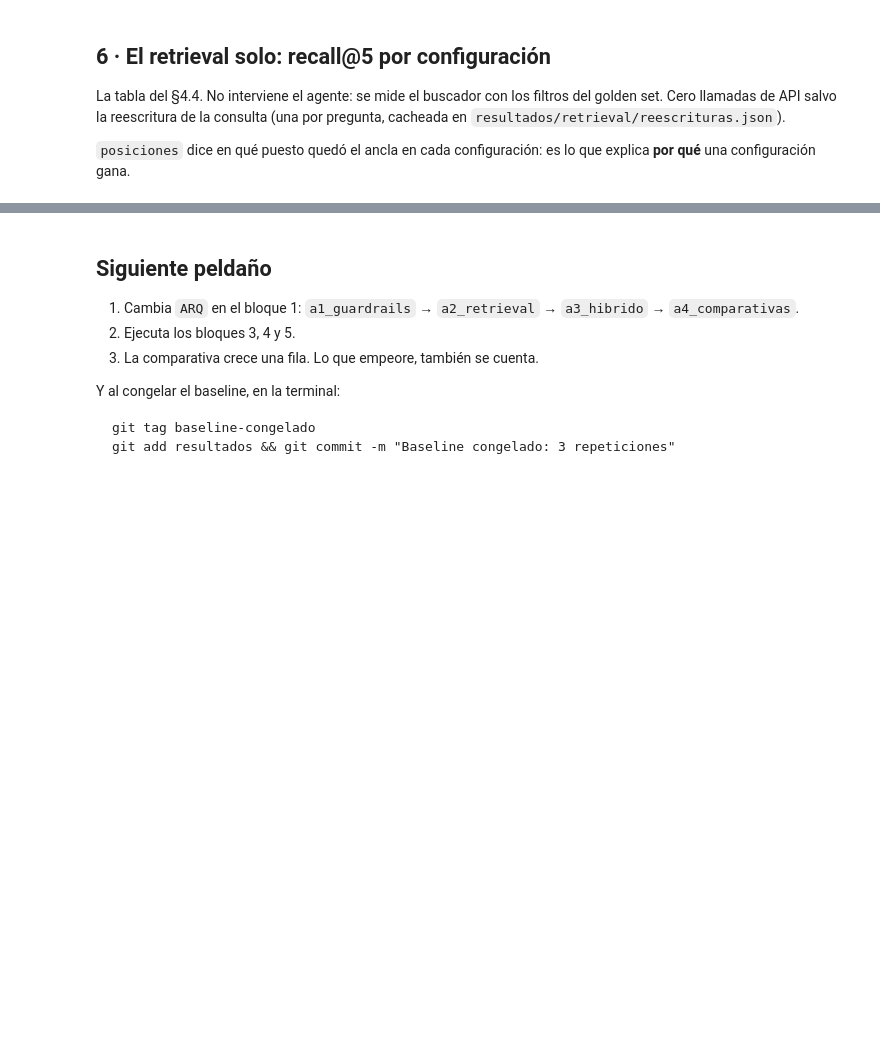
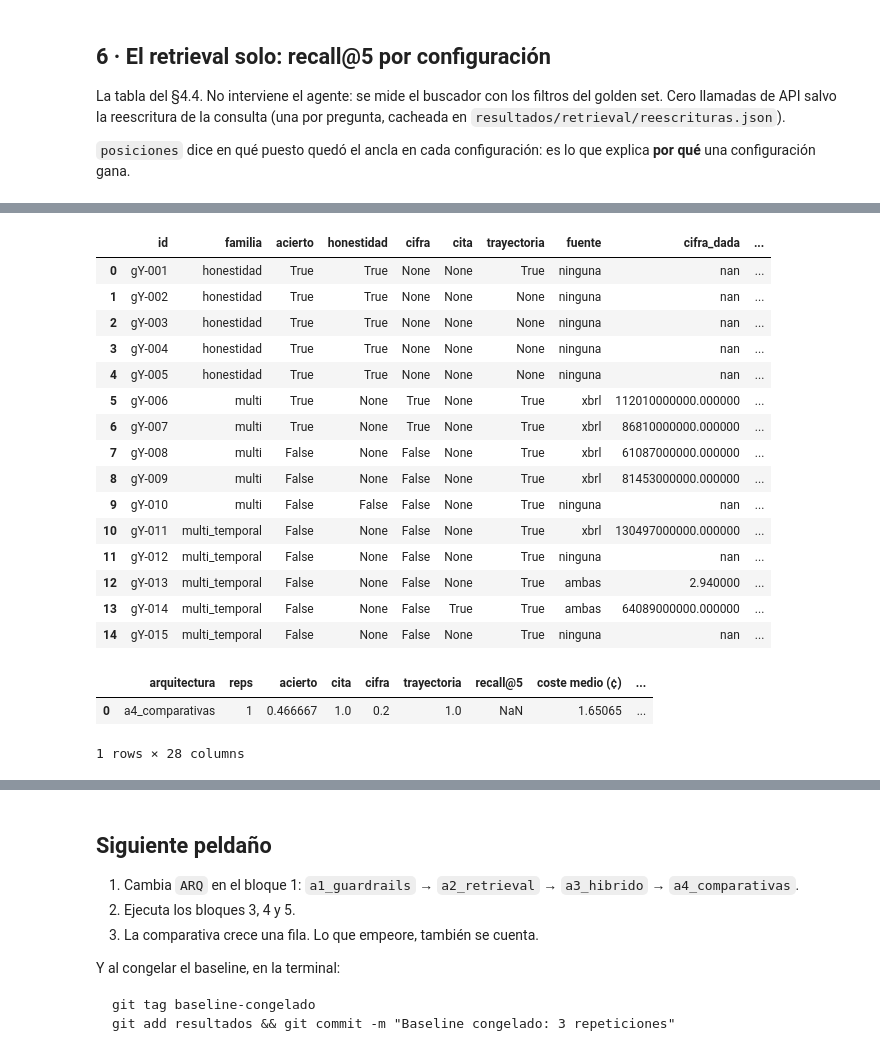
Before and after one commit to GRUPO-TFM/B5T2-agentes, a Jupyter notebook: notebooks/evaluacion.ipynb, the cells around one changed output, grey strips where cells are left out. Saved outputs shown, nothing was run; the diff lists cells and outputs as text; code cells hidden in the pictures; blank space fills up the shorter version.

Commit message:
Golden difícil v2 (18, cifras de texto en 7A), ejecución por lotes y reconciliación

```diff
--- a/notebooks/evaluacion.ipynb
+++ b/notebooks/evaluacion.ipynb
@@ -340,0 +312,51 @@ finally:
+# %%
+from agente import interfaz
+
+GOLDEN_DIFICIL = "data/golden_set_dificil.jsonl"
+ARQ_DIFICIL    = "a4_comparativas"      # el sistema final, tal cual
+REPS_DIFICIL   = 1                      # una primera pasada; sube a 3 si el patrón es claro
+
+interfaz.CARPETA_RESULTADOS = "resultados_dificil"      # carpeta aparte
+_golden_d = {g["id"]: g for g in interfaz.leer_golden(GOLDEN_DIFICIL)}
+try:
+    tablas_d = {}
+    if HAY_CLAVE:
+        for rep in range(1, REPS_DIFICIL + 1):
+            print(f"\n== {ARQ_DIFICIL} · golden difícil · repetición {rep}/{REPS_DIFICIL} ==")
+            ejecutar(GOLDEN_DIFICIL, ARQ_DIFICIL, rep)
+            tablas_d[rep] = puntuar(ARQ_DIFICIL, rep, con_recall=False, golden=GOLDEN_DIFICIL)
+            display(resumir(tablas_d[rep], f"{ARQ_DIFICIL} · difícil rep{rep}"))
+    else:
+        for carpeta in sorted(dir_arquitectura(ARQ_DIFICIL).glob("rep*")):
+            if (carpeta / "crudo").is_dir() and any((carpeta / "crudo").glob("*.json")):
+                tablas_d[int(carpeta.name[3:])] = puntuar(ARQ_DIFICIL, int(carpeta.name[3:]), con_recall=False, golden=GOLDEN_DIFICIL)
+
+    def _colorear(fila):                       # autónomo: no depende del bloque 4
+        return ["background-color:#fde2e2" if fila.get("acierto") is False else
+                ("background-color:#e2f5e2" if fila.get("acierto") is True else "") for _ in fila]
+
+    def _traza(arq, rep, id_):
+        reg = json.loads((dir_rep(arq, rep) / "crudo" / f"{id_}.json").read_text(encoding="utf-8"))
+        it = _golden_d.get(reg["item"]["id"], reg["item"])   # el golden ACTUAL (v2), no el guardado
+        print("=" * 88)
+        print(f"[{it['id']} · {it['familia']}] {it['pregunta']}")
+        print(f"  esperado: {str(it.get('respuesta_esperada'))[:160]}")
+        if it.get("nota"):
+            print(f"  nota: {it['nota'][:160]}")
+        print()
+        print(reg.get("error") or pretty_trace(reg["resultado"]))
+
+    if tablas_d:
+        t = tablas_d[max(tablas_d)]
+        cols = ["id","familia","acierto","honestidad","cifra","cita","trayectoria","fuente",
+                "cifra_dada","cifra_esperada","ratio_cifra","n_llamadas","limite_alcanzado",
+                "corrigio_cifra","reintentos_vacios","latencia_s","coste_usd"]
+        cols = [c for c in cols if c in t]
+        display(t[cols].style.apply(_colorear, axis=1).format({"latencia_s":"{:.1f}","coste_usd":"{:.4f}","ratio_cifra":"{:.3f}"}))
+        display(comparar([ARQ_DIFICIL]))
+        # las trazas de todos los fallos, para leer POR QUÉ
+        for id_ in t.loc[t["acierto"] == False, "id"]:    # noqa: E712
+            _traza(ARQ_DIFICIL, max(tablas_d), id_)
+finally:
+    interfaz.CARPETA_RESULTADOS = "resultados"           # dejarlo como estaba, pase lo que pase
+# %% [output]
@@ -340,0 +397,19 @@ finally:
+|  | id | familia | acierto | honestidad | cifra | cita | trayectoria | fuente | cifra_dada | ... |
+| 0 | gY-001 | honestidad | True | True | None | None | True | ninguna | nan | ... |
+| 1 | gY-002 | honestidad | True | True | None | None | None | ninguna | nan | ... |
+| 2 | gY-003 | honestidad | True | True | None | None | None | ninguna | nan | ... |
+| 3 | gY-004 | honestidad | True | True | None | None | None | ninguna | nan | ... |
+| 4 | gY-005 | honestidad | True | True | None | None | None | ninguna | nan | ... |
+| 5 | gY-006 | multi | True | None | True | None | True | xbrl | 112010000000.000000 | ... |
+| 6 | gY-007 | multi | True | None | True | None | True | xbrl | 86810000000.000000 | ... |
+| 7 | gY-008 | multi | False | None | False | None | True | xbrl | 61087000000.000000 | ... |
+| 8 | gY-009 | multi | False | None | False | None | True | xbrl | 81453000000.000000 | ... |
+| 9 | gY-010 | multi | False | False | False | None | True | ninguna | nan | ... |
+| 10 | gY-011 | multi_temporal | False | None | False | None | True | xbrl | 130497000000.000000 | ... |
+| 11 | gY-012 | multi_temporal | False | None | False | None | True | ninguna | nan | ... |
+| 12 | gY-013 | multi_temporal | False | None | False | None | True | ambas | 2.940000 | ... |
+| 13 | gY-014 | multi_temporal | False | None | False | True | True | ambas | 64089000000.000000 | ... |
+| 14 | gY-015 | multi_temporal | False | None | False | None | True | ninguna | nan | ... |
+|  | arquitectura | reps | acierto | cita | cifra | trayectoria | recall@5 | coste medio (¢) | ... |
+| 0 | a4_comparativas | 1 | 0.466667 | 1.0 | 0.2 | 1.0 | NaN | 1.65065 | ... |
+1 rows × 28 columns
```
Also changed, not shown: parts of 11 cells of this notebook, 8 other files.
